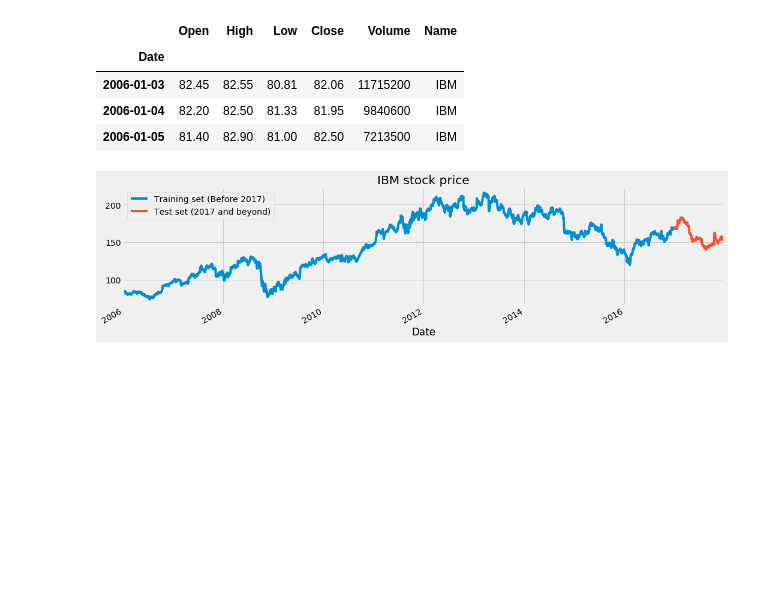
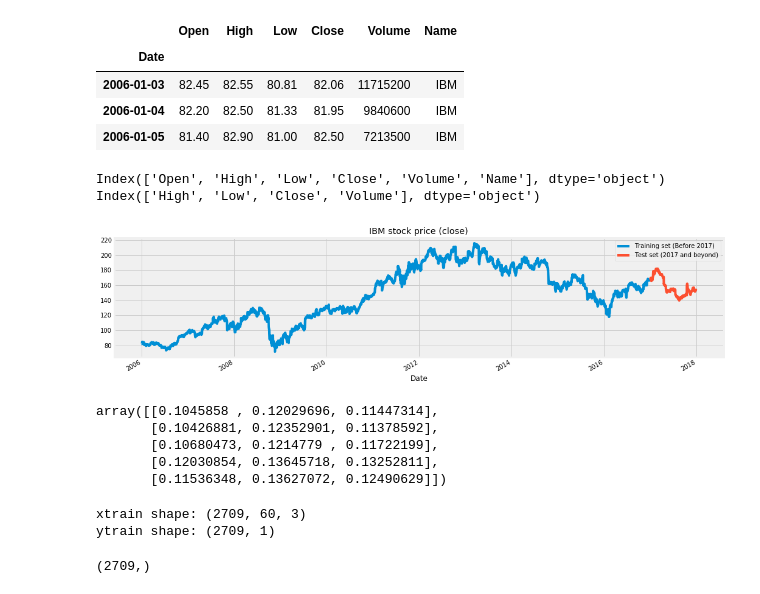
Before and after one commit to Killian604/learnKeras, a Jupyter notebook: notebooks/Aaron_RNNs.ipynb, the cells around one changed output. Drawn from its saved outputs; the diff is of its cells as text; code cells hidden in the pictures; blank space fills up the shorter version.

```diff
--- a/notebooks/Aaron_RNNs.ipynb
+++ b/notebooks/Aaron_RNNs.ipynb
@@ -81,3 +85,9 @@ Number of entries in dataframe: 3020
 | 2006-01-03 | 82.45 | 82.55 | 80.81 | 82.06 | 11715200 | IBM |
 | 2006-01-04 | 82.20 | 82.50 | 81.33 | 81.95 | 9840600 | IBM |
 | 2006-01-05 | 81.40 | 82.90 | 81.00 | 82.50 | 7213500 | IBM |
+# %%
+print(dataset.columns[:])
+print(dataset.columns[1:5])
+# %% [output]
+Index(['Open', 'High', 'Low', 'Close', 'Volume', 'Name'], dtype='object')
+Index(['High', 'Low', 'Close', 'Volume'], dtype='object')
@@ -95,12 +116,11 @@ test_set = dataset['2017':].iloc[:,1:2].values
 # %%
-# Siddarth: "We have chosen 'High' attribute for prices. Let's see what it looks like"
-dataset["High"][:'2016'].plot(figsize=(16,4),legend=True)
-dataset["High"]['2017':].plot(figsize=(16,4),legend=True)
+dataset["Close"][:'2016'].plot(figsize=(16,4),legend=True)
+dataset["Close"]['2017':].plot(figsize=(16,4),legend=True)
 plt.legend(['Training set (Before 2017)','Test set (2017 and beyond)'])
-plt.title('IBM stock price')
+plt.title('IBM stock price (close)')
 plt.show()
 # %% [output]
-[figure, old version]
+[figure, new version]
 # %%
 # Scaling the training set
 #
@@ -119,9 +139,19 @@ plt.show()
 #             SEC imposed daily maximum? Does that make any sense to try
 #             and do?  On second thought, I don't think this would be
 #             very practical.
-sc = MinMaxScaler(feature_range=(0,1))  # default is (0,1)
+
+sc = MinMaxScaler(feature_range=min_max_scale) # default is (0,1),
+print("min_max_scale: ", min_max_scale)
 training_set_scaled = sc.fit_transform(training_set)
 # def sc.fit_transform(X, y=None, **fit_params)
 #   So what are fit_params? And what does it mean when we have y=None?
 #   If we had y!=None, then the range for fitting would be mad larger
 #   if necessary. (I think)
+
+training_set_scaled[:5]
+# %% [output]
+array([[0.1045858 , 0.12029696, 0.11447314],
+       [0.10426881, 0.12352901, 0.11378592],
+       [0.10680473, 0.1214779 , 0.11722199],
+       [0.12030854, 0.13645718, 0.13252811],
+       [0.11536348, 0.13627072, 0.12490629]])
@@ -129,0 +158,19 @@ training_set_scaled = sc.fit_transform(training_set)
+# %%
+# set up x_train, y_train
+x_train = []
+y_train = []
+for i in range(num_prev_elems, len(training_set)):  # training set is 2759 elems long
+    x_train.append(
+        training_set_scaled[i-num_prev_elems:i, :])
+    y_train.append(
+        training_set_scaled[i, 2:])
+x_train, y_train = np.array(x_train), np.array(y_train)
+print('xtrain shape:', x_train.shape)
+print('ytrain shape:', y_train.shape)
+# %% [output]
+xtrain shape: (2709, 60, 3)
+ytrain shape: (2709, 1)
+# %%
+y_train.shape
+# %% [output]
+(2709,)
```
Also changed, not shown: parts of 30 cells of this notebook.
